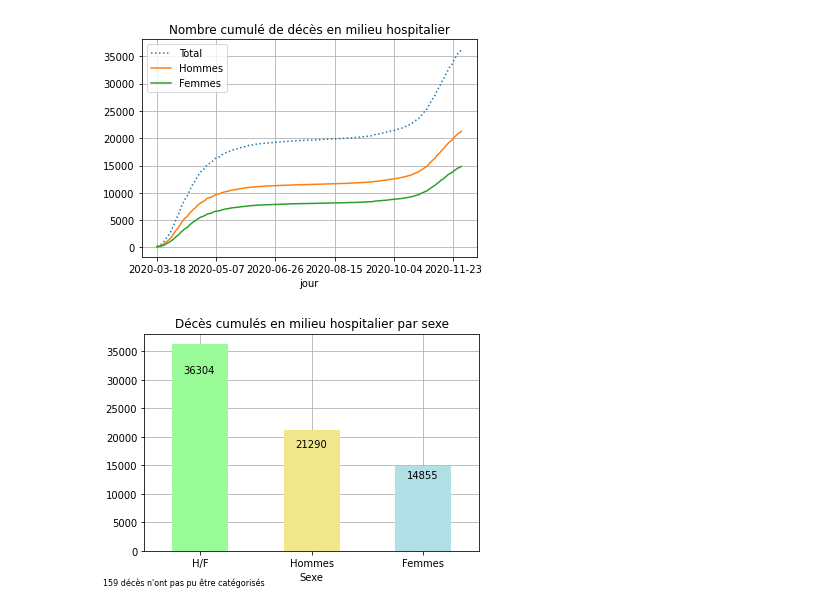
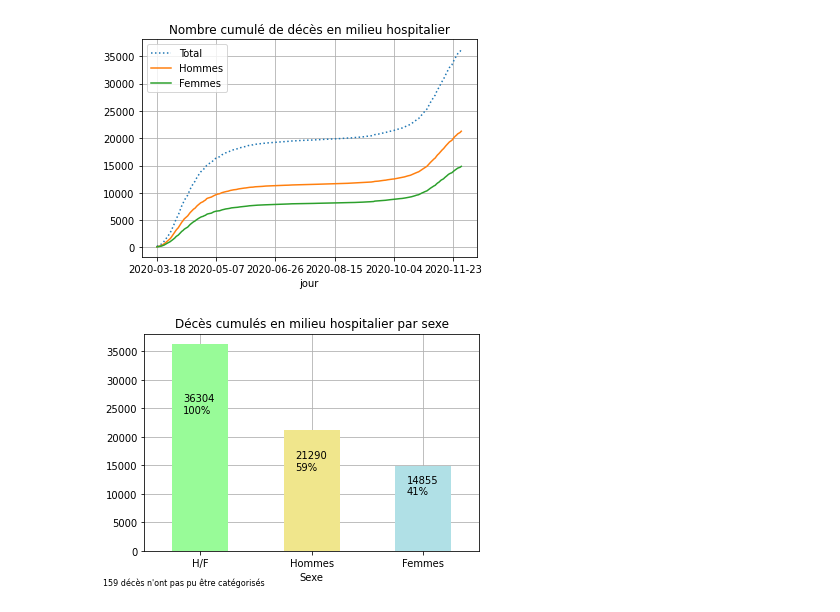
Before and after one commit to Kartmaan/Covid_19_fr, a Jupyter notebook: covid_fr.ipynb, the cells around one changed output. Saved outputs shown, nothing was run; the diff lists cells and outputs as text; code cells hidden in the pictures.

```diff
--- a/covid_fr.ipynb
+++ b/covid_fr.ipynb
@@ -668,20 +671,21 @@ graph.legend(["Total", "Hommes", "Femmes"])
 # %%
 last_dcHF = dc_0[len(dc_0)-1]
 last_dcH = dc_1[len(dc_1)-1]
 last_dcF = dc_2[len(dc_2)-1]
 no_class = last_dcHF - (last_dcH + last_dcF)
 
 df = pd.DataFrame({'Sexe':['H/F', 'Hommes', 'Femmes'], 'Décès':[last_dcHF, last_dcH, last_dcF]})
 color = ["palegreen", "khaki", "powderblue"]
 ax = df.plot.bar(x='Sexe', y='Décès', rot=0, color=color, legend=False, title = f"Décès cumulés en milieu hospitalier par sexe", grid=True)
 ax.set_axisbelow(True)
+
 foot_txt = f"{no_class} décès n'ont pas pu être catégorisés"
 plt.figtext(0.03, 0.004, foot_txt, fontsize=8)
 
 x_offset = -0.15
 for p in ax.patches:
     b = p.get_bbox()
-    val = "{:.0f}".format(b.y1)
-    ax.annotate(val, ((b.x0 + b.x1)/2 + x_offset, b.y1 - (b.y1/7)))
+    val = "{:.0f}\n{}%".format(b.y1, round((b.y1/last_dcHF)*100))
+    ax.annotate(val, ((b.x0 + b.x1)/2 + x_offset, b.y1 - (b.y1/3)))
 # %% [output]
-[figure, old version]
+[figure, new version]
```
Also changed, not shown: parts of 6 cells of this notebook.
